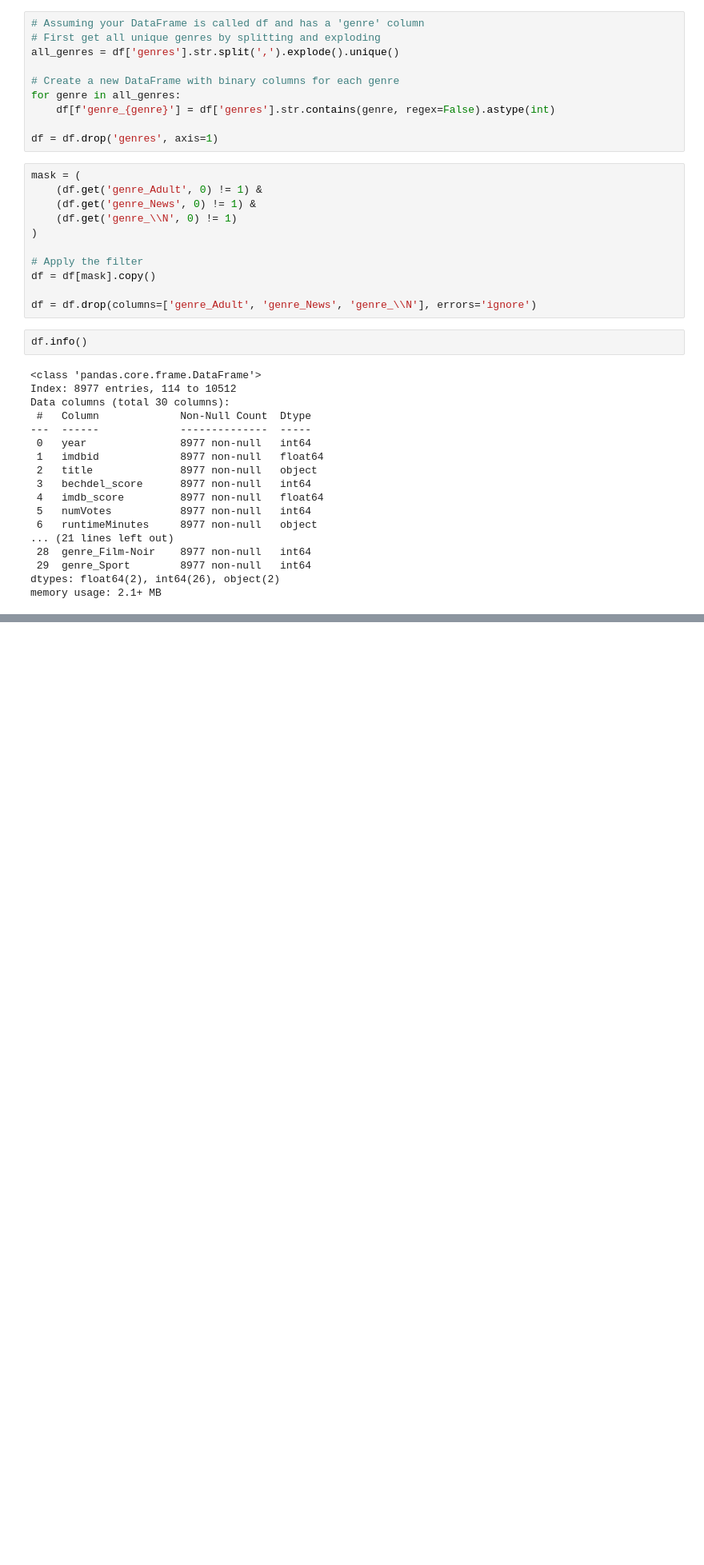
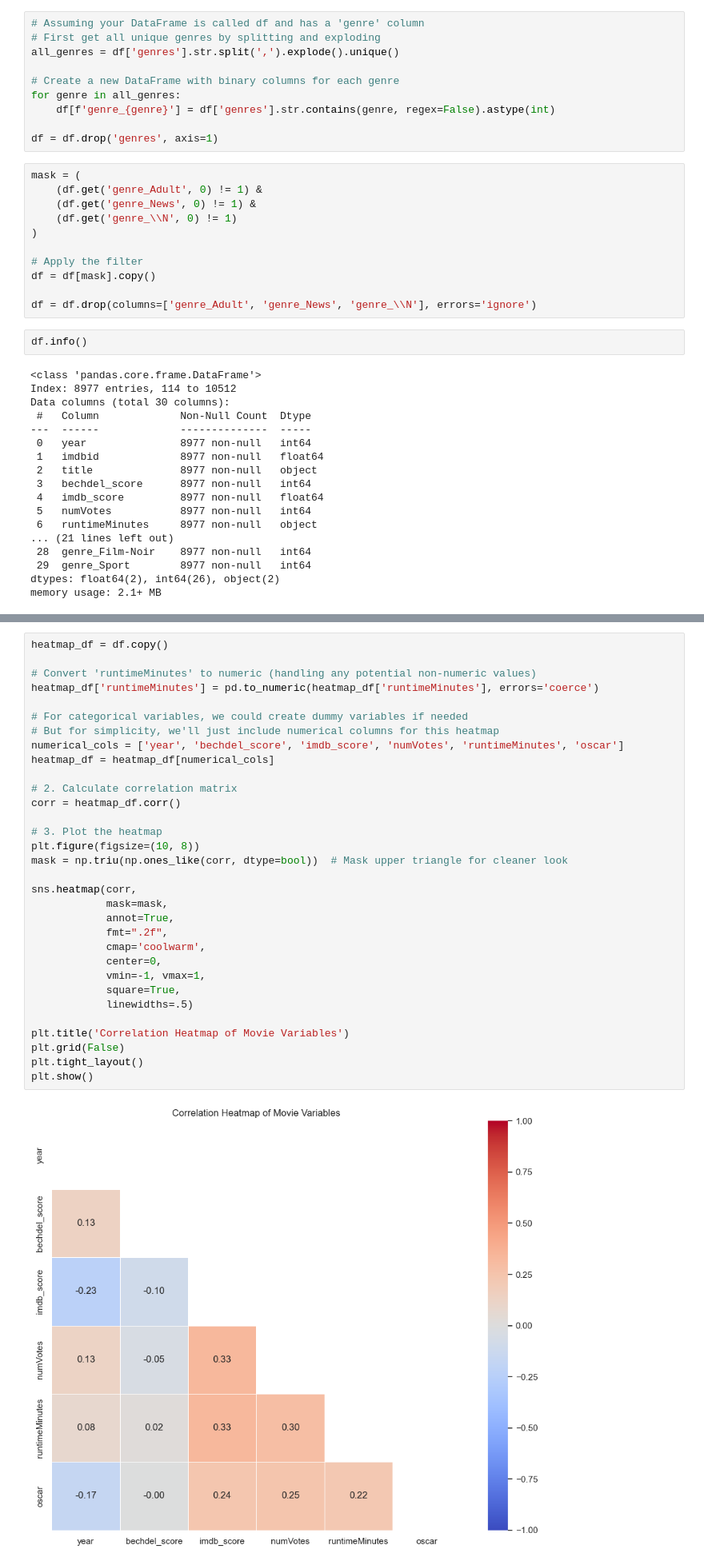
Before and after one commit to brookeyeye/Bechdel, a Jupyter notebook: Scripts/AnalysisScripts/metadata_eda.ipynb, the cells around one changed output, grey strips where cells are left out. Shown: that part at 80% size. Drawn from its saved outputs; the diff is of its cells as text; blank space fills up the shorter version.

```diff
--- a/Scripts/AnalysisScripts/metadata_eda.ipynb
+++ b/Scripts/AnalysisScripts/metadata_eda.ipynb
@@ -247,0 +140,34 @@ max         1.000000         1.000000     1.000000
+# %%
+heatmap_df = df.copy()
+
+# Convert 'runtimeMinutes' to numeric (handling any potential non-numeric values)
+heatmap_df['runtimeMinutes'] = pd.to_numeric(heatmap_df['runtimeMinutes'], errors='coerce')
+
+# For categorical variables, we could create dummy variables if needed
+# But for simplicity, we'll just include numerical columns for this heatmap
+numerical_cols = ['year', 'bechdel_score', 'imdb_score', 'numVotes', 'runtimeMinutes', 'oscar']
+heatmap_df = heatmap_df[numerical_cols]
+
+# 2. Calculate correlation matrix
+corr = heatmap_df.corr()
+
+# 3. Plot the heatmap
+plt.figure(figsize=(10, 8))
+mask = np.triu(np.ones_like(corr, dtype=bool))  # Mask upper triangle for cleaner look
+
+sns.heatmap(corr,
+            mask=mask,
+            annot=True,
+            fmt=".2f",
+            cmap='coolwarm',
+            center=0,
+            vmin=-1, vmax=1,
+            square=True,
+            linewidths=.5)
+
+plt.title('Correlation Heatmap of Movie Variables')
+plt.grid(False)
+plt.tight_layout()
+plt.show()
+# %% [output]
+[figure, added]
```
Also changed, not shown: parts of 9 cells of this notebook.
